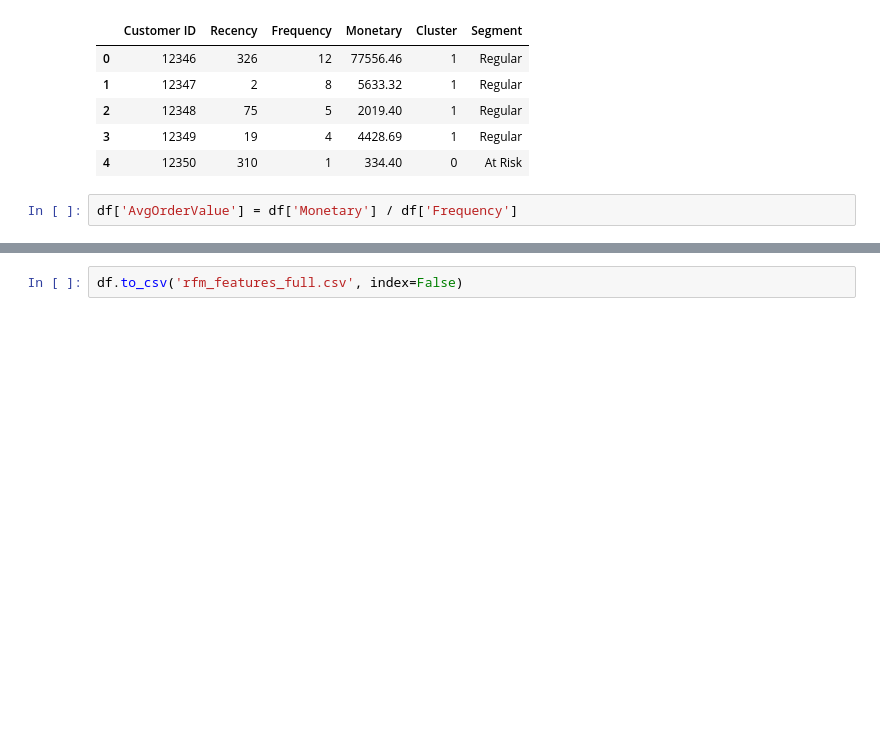
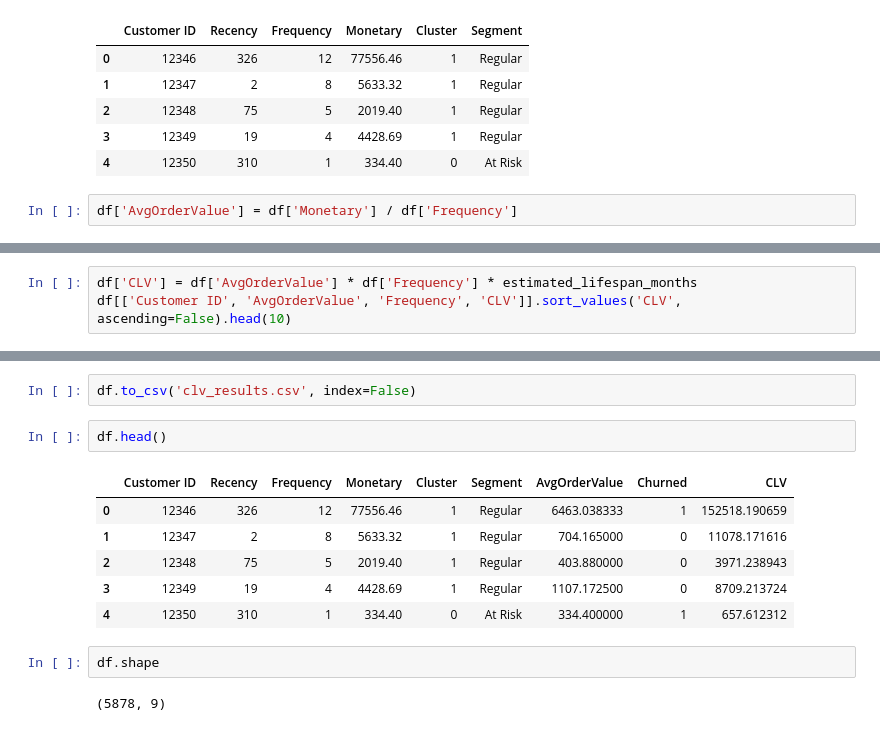
Before and after one commit to raheel-9deem/E-commerce-Intellegence-System, a Jupyter notebook: notebooks/06_clv.ipynb, the cells around one changed output, grey strips where cells are left out. Drawn from its saved outputs; the diff is of its cells as text; blank space fills up the shorter version.

```diff
--- a/notebooks/06_clv.ipynb
+++ b/notebooks/06_clv.ipynb
@@ -24,0 +90,3 @@ df.head()
+# %%
+df['CLV'] = df['AvgOrderValue'] * df['Frequency'] * estimated_lifespan_months
+df[['Customer ID', 'AvgOrderValue', 'Frequency', 'CLV']].sort_values('CLV', ascending=False).head(10)
@@ -25,2 +105,15 @@ df.head()
 # %%
-df.to_csv('rfm_features_full.csv', index=False)
+df.to_csv('clv_results.csv', index=False)
+# %%
+df.head()
+# %% [output]
+|  | Customer ID | Recency | Frequency | Monetary | Cluster | Segment | AvgOrderValue | Churned | CLV |
+| 0 | 12346 | 326 | 12 | 77556.46 | 1 | Regular | 6463.038333 | 1 | 152518.190659 |
+| 1 | 12347 | 2 | 8 | 5633.32 | 1 | Regular | 704.165000 | 0 | 11078.171616 |
+| 2 | 12348 | 75 | 5 | 2019.40 | 1 | Regular | 403.880000 | 0 | 3971.238943 |
+| 3 | 12349 | 19 | 4 | 4428.69 | 1 | Regular | 1107.172500 | 0 | 8709.213724 |
+| 4 | 12350 | 310 | 1 | 334.40 | 0 | At Risk | 334.400000 | 1 | 657.612312 |
+# %%
+df.shape
+# %% [output]
+(5878, 9)
```
Also changed, not shown: parts of 12 cells of this notebook.
